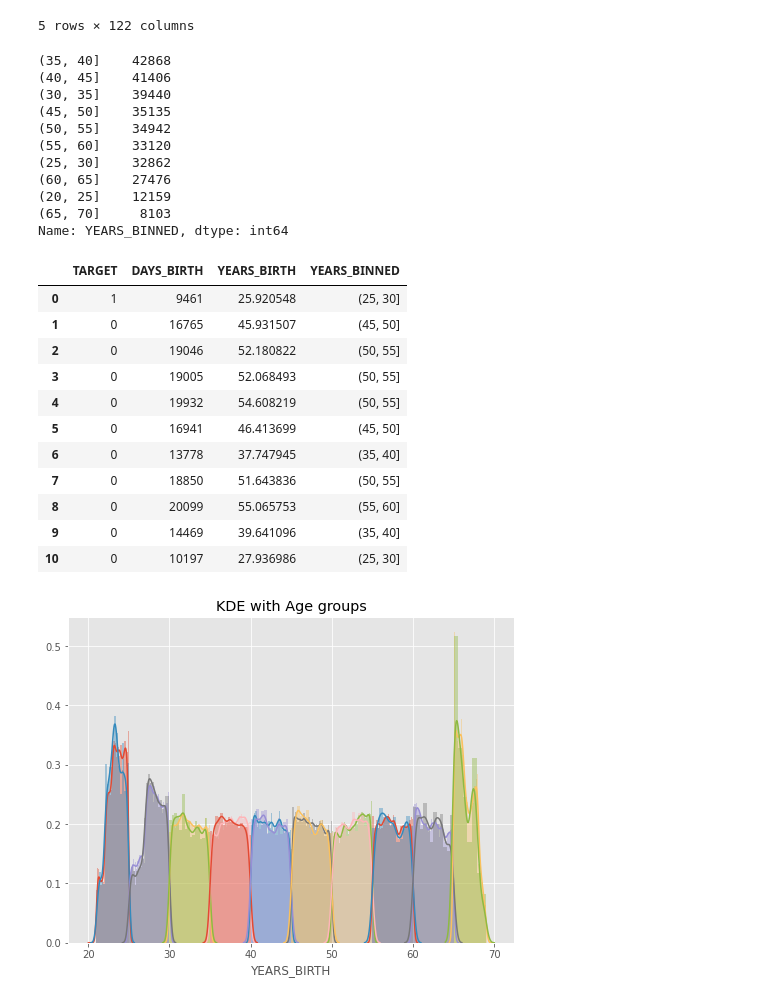
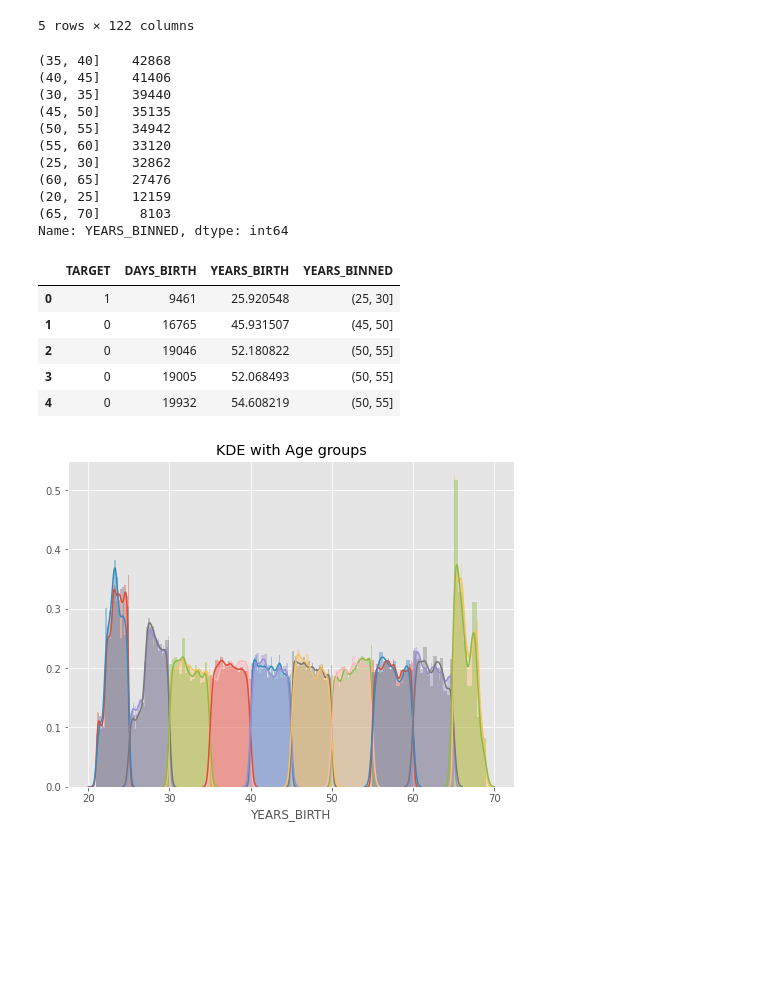
Before and after one commit to teaman424/research_ai, a Jupyter notebook: Day_016_HW.ipynb, the cells around one changed output. Drawn from its saved outputs; the diff is of its cells as text; code cells hidden in the pictures; blank space fills up the shorter version.

```diff
--- a/Day_016_HW.ipynb
+++ b/Day_016_HW.ipynb
@@ -50,41 +50,35 @@ app_train['DAYS_BIRTH'] = abs(app_train['DAYS_BIRTH'])
 # 根據年齡分成不同組別 (年齡區間 - 還款與否)
 age_data = app_train[['TARGET', 'DAYS_BIRTH']] # subset
 age_data['YEARS_BIRTH'] = age_data['DAYS_BIRTH'] / 365 # day-age to year-age
 
 #自 20 到 70 歲，切 11 個點 (得到 10 組)
 """
 Your Code Here
 """
 bin_cut =  [20,25,30,35,40,45,50,55,60,65,70]
 age_data['YEARS_BINNED'] = pd.cut(age_data['YEARS_BIRTH'], bins = bin_cut)
 
 # 顯示不同組的數量
-print( np.sort(age_data['YEARS_BINNED'].unique()).value_counts())
-age_data.head(11)
+print(age_data['YEARS_BINNED'].value_counts())
+age_data.head()
 # %% [output]
 (35, 40]    42868
 (40, 45]    41406
 (30, 35]    39440
 (45, 50]    35135
 (50, 55]    34942
 (55, 60]    33120
 (25, 30]    32862
 (60, 65]    27476
 (20, 25]    12159
 (65, 70]     8103
 Name: YEARS_BINNED, dtype: int64
 |  | TARGET | DAYS_BIRTH | YEARS_BIRTH | YEARS_BINNED |
 | 0 | 1 | 9461 | 25.920548 | (25, 30] |
 | 1 | 0 | 16765 | 45.931507 | (45, 50] |
 | 2 | 0 | 19046 | 52.180822 | (50, 55] |
 | 3 | 0 | 19005 | 52.068493 | (50, 55] |
 | 4 | 0 | 19932 | 54.608219 | (50, 55] |
-| 5 | 0 | 16941 | 46.413699 | (45, 50] |
-| 6 | 0 | 13778 | 37.747945 | (35, 40] |
-| 7 | 0 | 18850 | 51.643836 | (50, 55] |
-| 8 | 0 | 20099 | 55.065753 | (55, 60] |
-| 9 | 0 | 14469 | 39.641096 | (35, 40] |
-| 10 | 0 | 10197 | 27.936986 | (25, 30] |
 # %%
 # 繪圖前先排序 / 分組
 """
```
Also changed, not shown: parts of 1 cell of this notebook.
